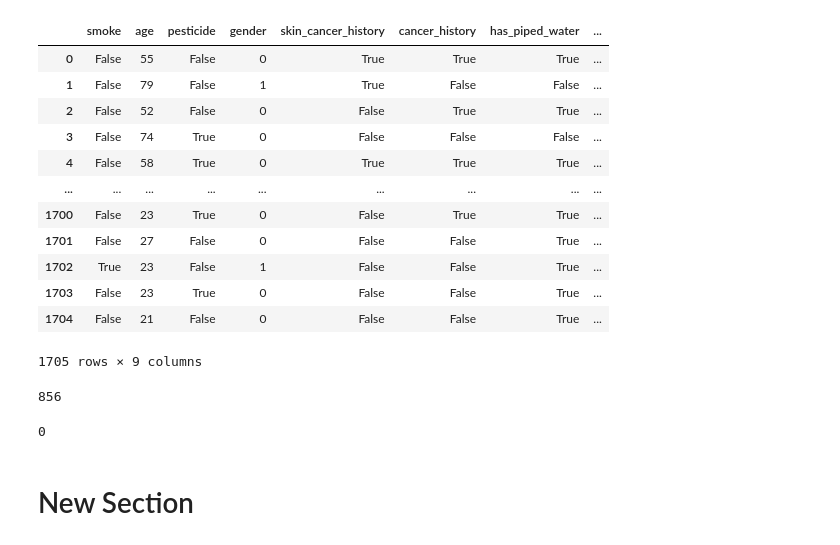
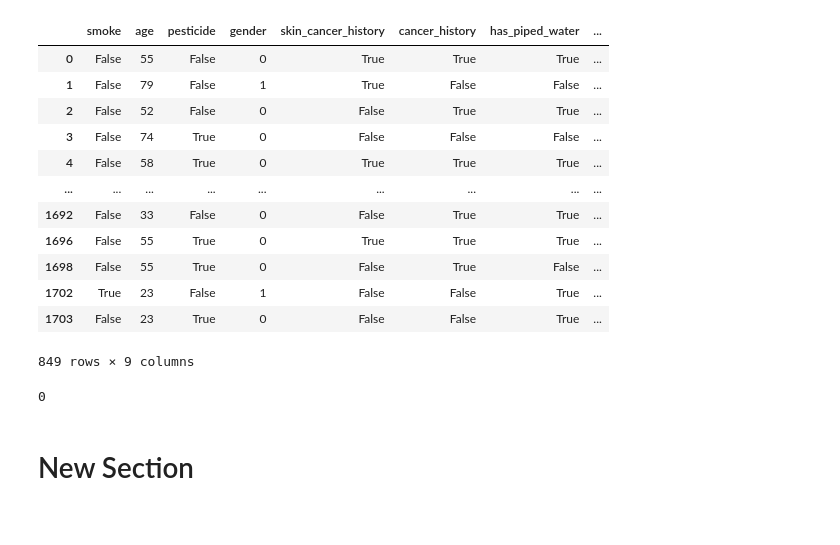
Before and after one commit to Maryamalakkas/Skin_Cancer, a Jupyter notebook: Final_Model/ET_without.ipynb, the cells around one changed output. Cells and saved outputs as stored; diff of their text form; code cells hidden in the pictures.

Commit message:
move all the data

```diff
--- a/notebook/ExtraTrees.ipynb
+++ b/Final_Model/ET_without.ipynb
@@ -23,34 +31,31 @@ random_state=123
 best_models = {}
 # %%
 # Read in the data
-df = pd.read_csv(r'C:\Users\Admin\Desktop\Skin_Cancer\Data\Final_skin_cancer.csv')
+df = pd.read_csv(r'../Data/Final_skin_cancer.csv')
 
 df.drop('drink', axis=1, inplace=True)
+
+df.drop_duplicates(inplace=True)
+
 df
 # %% [output]
 |  | smoke | age | pesticide | gender | skin_cancer_history | cancer_history | has_piped_water | ... |
 | 0 | False | 55 | False | 0 | True | True | True | ... |
 | 1 | False | 79 | False | 1 | True | False | False | ... |
 | 2 | False | 52 | False | 0 | False | True | True | ... |
 | 3 | False | 74 | True | 0 | False | False | False | ... |
 | 4 | False | 58 | True | 0 | True | True | True | ... |
 | ... | ... | ... | ... | ... | ... | ... | ... | ... |
-| 1700 | False | 23 | True | 0 | False | True | True | ... |
-| 1701 | False | 27 | False | 0 | False | False | True | ... |
+| 1692 | False | 33 | False | 0 | False | True | True | ... |
+| 1696 | False | 55 | True | 0 | True | True | True | ... |
+| 1698 | False | 55 | True | 0 | False | True | False | ... |
 | 1702 | True | 23 | False | 1 | False | False | True | ... |
 | 1703 | False | 23 | True | 0 | False | False | True | ... |
-| 1704 | False | 21 | False | 0 | False | False | True | ... |
-1705 rows × 9 columns
+849 rows × 9 columns
 # %%
 df.duplicated().sum()
 # %% [output]
-856
+0
-# %%
-#drop duplicates
-df.drop_duplicates(inplace=True)
-df.duplicated().sum()
-# %% [output]
-0
 # %% [markdown]
 # New Section
 # %%
```
Also changed, not shown: parts of 3 cells of this notebook, 11 other files.
